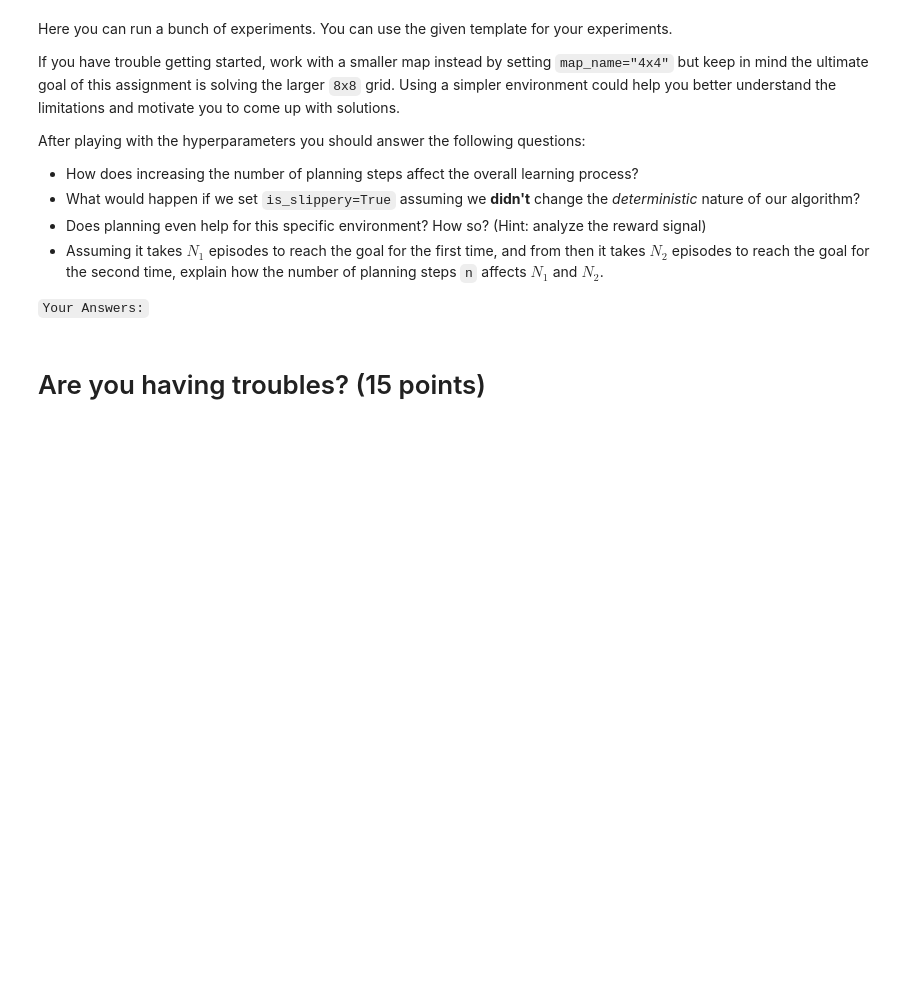
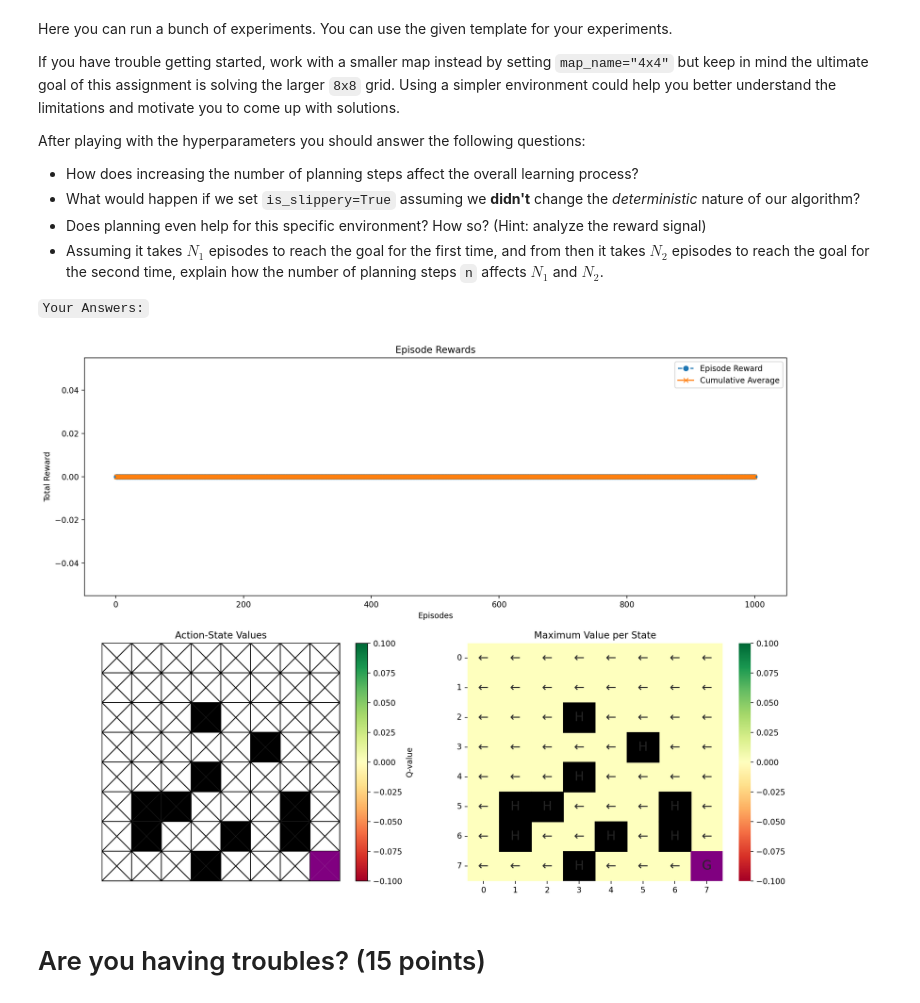
Before and after one commit to ParsaGhezelbash/DeepRL, a Jupyter notebook: HW/HW 5/RL_HW5_Dyna.ipynb, the cells around one changed output. Saved outputs shown, nothing was run; the diff lists cells and outputs as text; code cells hidden in the pictures; blank space fills up the shorter version.

```diff
--- a/HW/HW 5/RL_HW5_Dyna.ipynb
+++ b/HW/HW 5/RL_HW5_Dyna.ipynb
@@ -264,7 +256,7 @@ Implementing implicit namespace packages (as specified in PEP 420) is preferred
 First define a greedy policy that takes a state $s$ and returns the action $a$ with the highest $Q(s,a)$.
 # %%
 def greedy_policy(state: int, q_values: np.ndarray) -> int:
-    action = np.argmax(q[state])
+    action = np.argmax(q_values[state])
     return action
 # %% [markdown]
 Now define a policy that selects a greedy action with probability $1-\varepsilon$ and selects a random action with probability $\varepsilon$, for given a constant $\varepsilon$.
@@ -341,13 +333,14 @@ def dyna_q(n_episodes: int, env: gym.Env, epsilon: float, alpha: float,
             q[state, action] += alpha * (reward + gamma * np.max(q[next_state]) - q[state, action])
 
             # Update deterministic model
-            model[state][action] = nex_state, reward
+            model[state][action] = next_state, reward
 
             # Planning step(s)
             q = q_planning(model, q, alpha, gamma, n)
 
             # Move to next state
             state = next_state
+            terminal = terminated or truncated
 
             # Update reward sum
             reward_sum += reward
@@ -376,25 +369,27 @@ After playing with the hyperparameters you should answer the following questions
 # %%
 # set for reproducibility
 np.random.seed(2025)
 
 # parameters needed by our policy and learning rule
-params = {'epsilon': 0.9    # epsilon-greedy policy
+params = {'epsilon': 0.9,    # epsilon-greedy policy
           'alpha': 0.01,      # learning rate
           'gamma': 0.95,      # temporal discount factor
           'n': 200,          # number of planning steps
 }
 
 # episodes/trials
 n_episodes = 1000
 
 # environment initialization
 env = gym.make("FrozenLake-v1", map_name="8x8", is_slippery=False)
 
 # Solve Frozen Lake using Dyna-Q
 value_dyna_q, reward_sums_dyna_q = dyna_q(n_episodes, env, **params)
 
 # Plot the results
 plot_performance(env, value_dyna_q, reward_sums_dyna_q)
+# %% [output]
+[figure, added]
 # %% [markdown]
 # Are you having troubles? (15 points)
 # %% [markdown]
```
Also changed, not shown: parts of 7 cells of this notebook.
